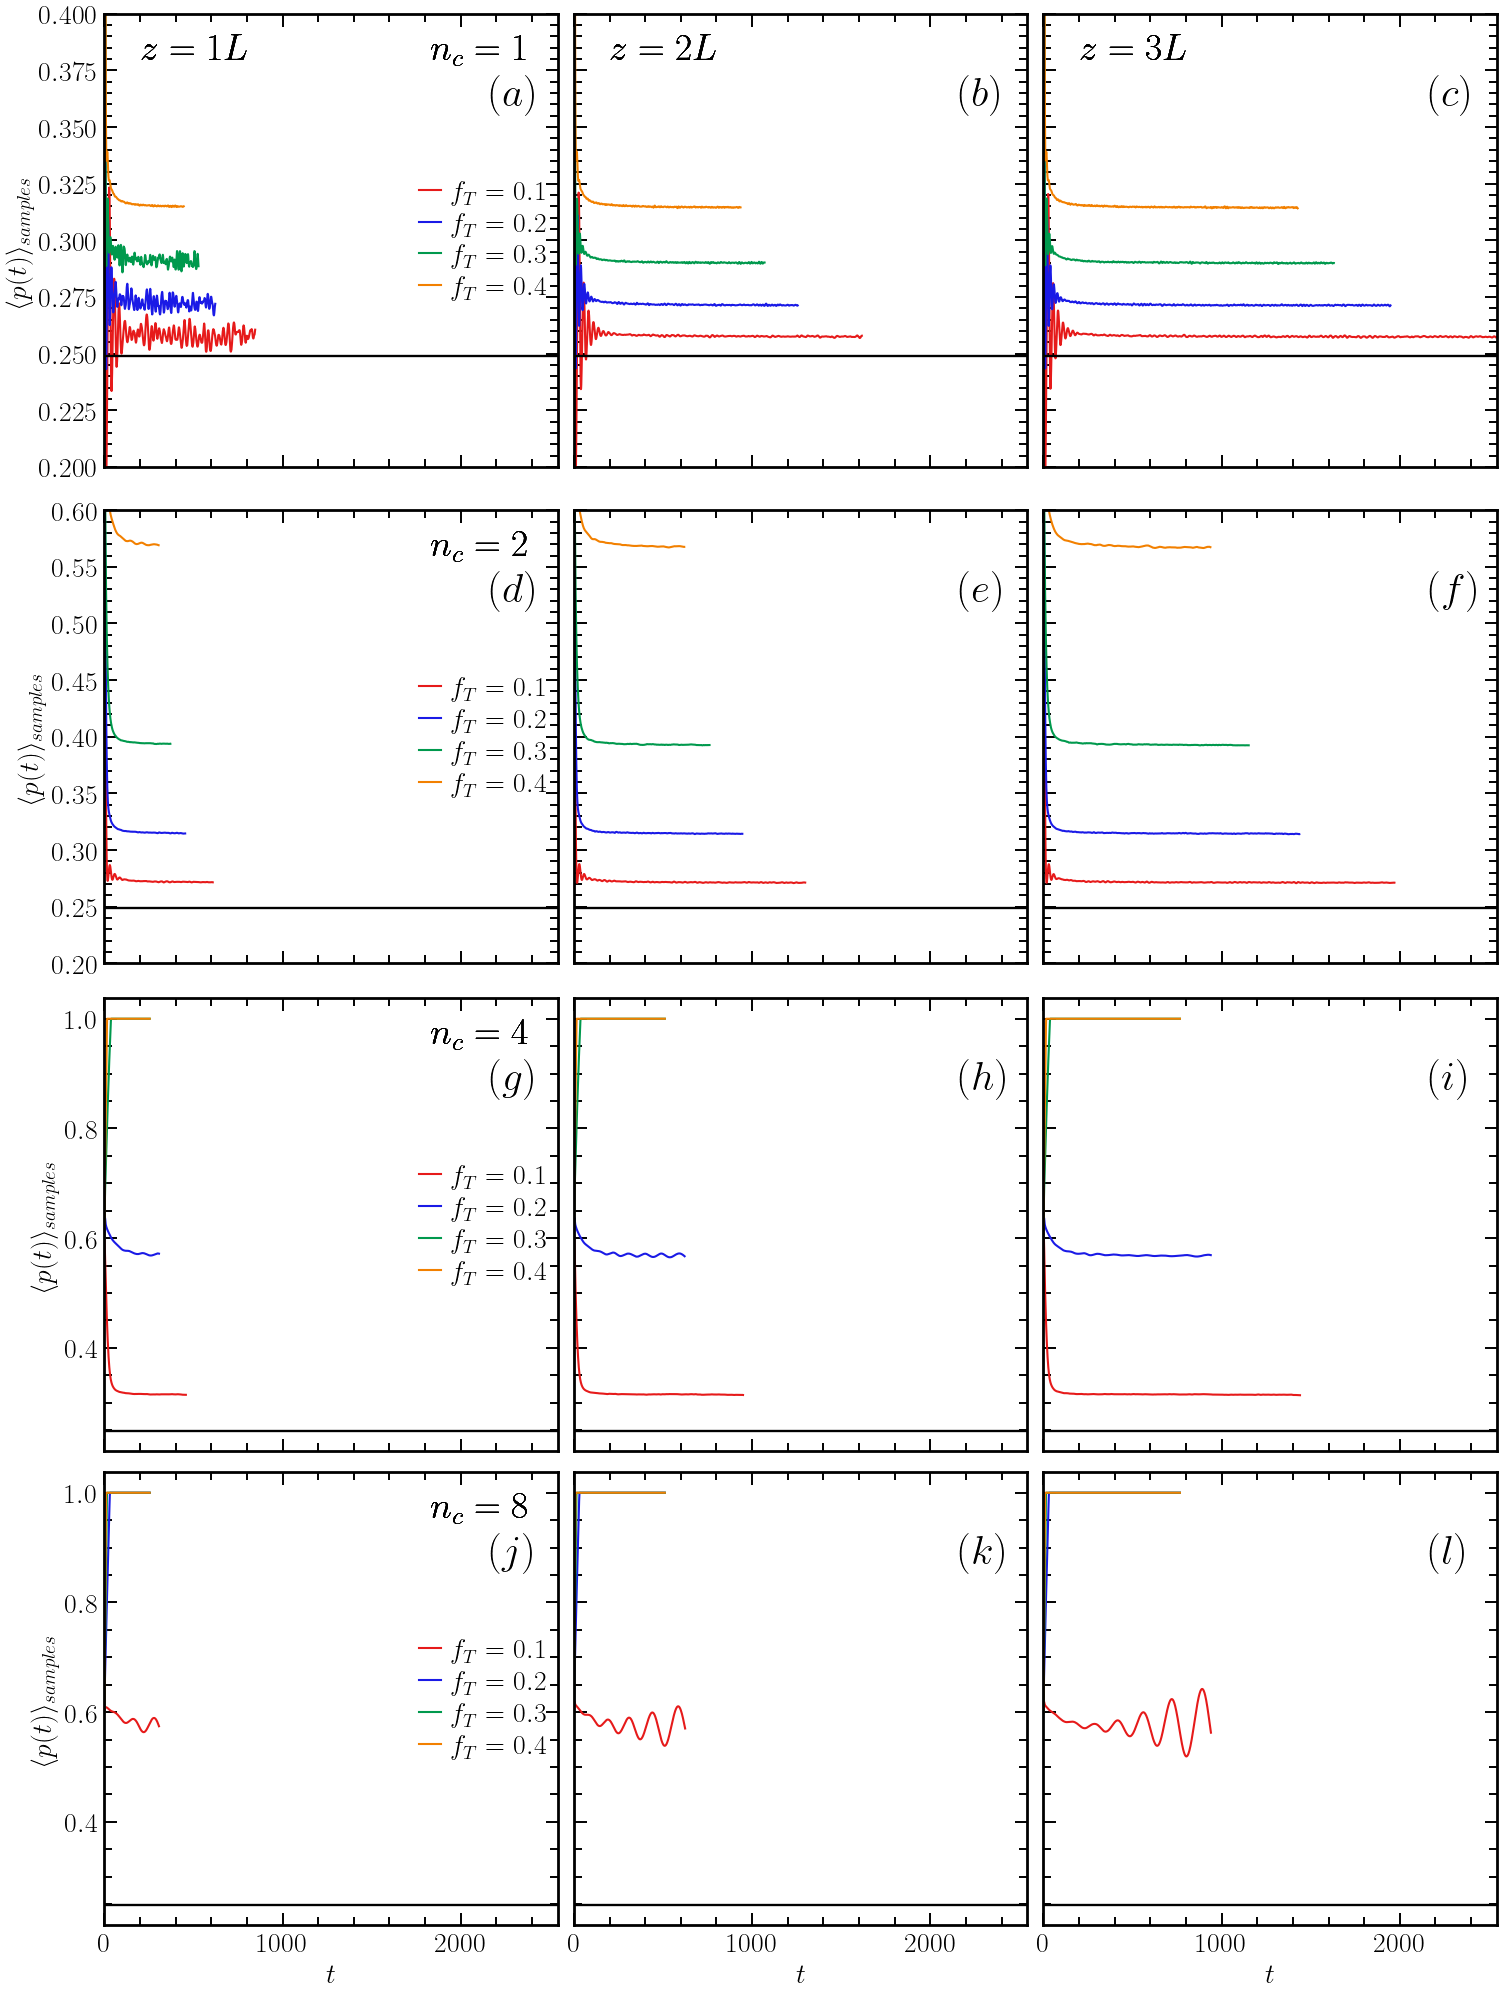
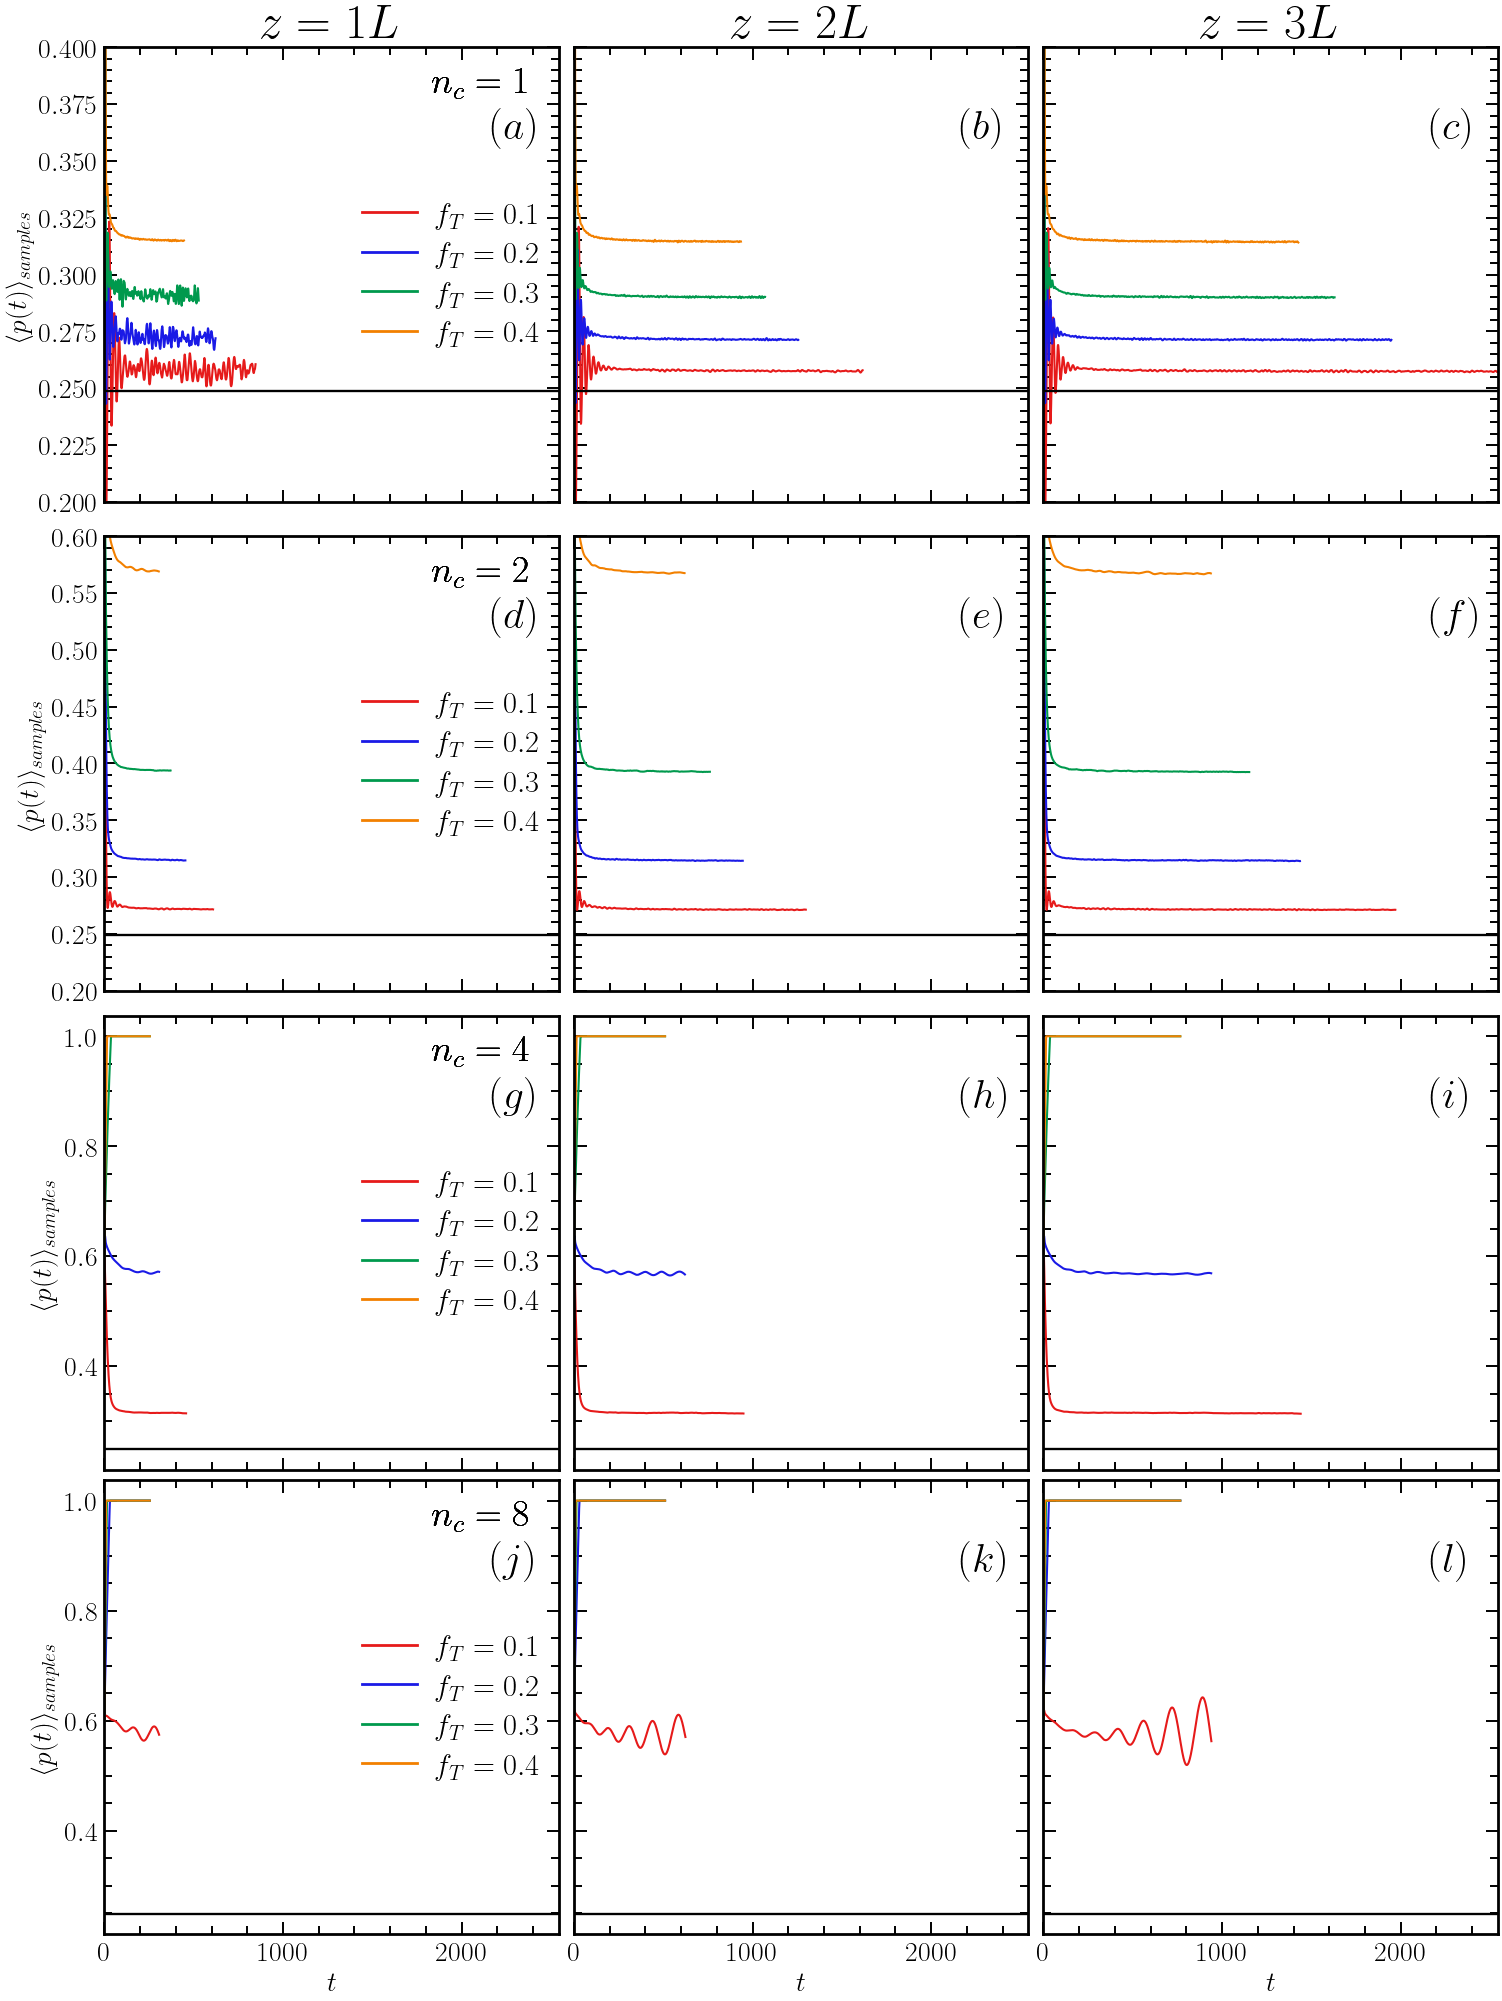
The notebook cell's code change between the first figure and the second:
--- before
+++ after
@@ -27,5 +27,5 @@
 fs_labels_fig = 30
 fs_l_fig = 27
-
+fs_title = 35
 t_max = 0
 parms_list = []
@@ -59,5 +59,5 @@
                 parms_list.append((nc, ft, p0, path))
                 continue
-            print(f'Loading data for nc={nc}, ft={ft}')
+            
             
             
@@ -66,5 +66,5 @@
             ax.set_box_aspect(1)
             if idx_nc == 0:
-                ax.text(0.08, 0.9, f'$z = {index+1}L$', transform=ax.transAxes , fontsize=fs_l_fig)
+                ax.set_title(f'$z = {index+1}L$', fontsize=fs_title)
                 ax.set_ylim(0.2, 0.4)
             if idx_nc == 1:
@@ -73,5 +73,15 @@
                 ax.set_ylim(0.2, 1.0)
             if index==0:
-                ax.legend()
+                leg = ax.legend(
+                    fontsize=22,
+                    handlelength=1.8,
+                    handletextpad=0.6,
+                    borderpad=0.4,
+                    labelspacing=0.4
+                )
+
+                for line in leg.get_lines():
+                    line.set_linewidth(2.0)
+                
                 ax.set_ylabel(r'$\langle p(t) \rangle_{samples}$')
                 ax.text(0.72, 0.9, f'$n_c = {nc}$', transform=ax.transAxes , fontsize=fs_l_fig)

Commit: update parms